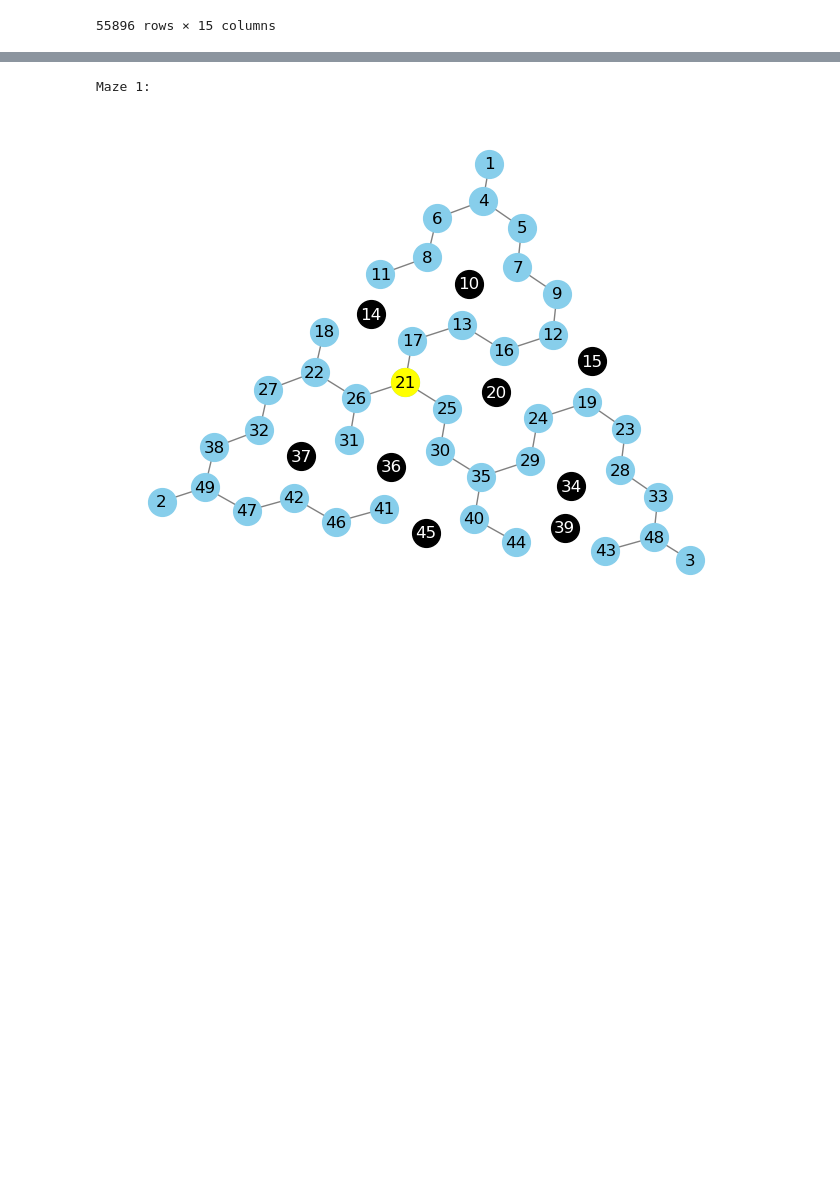
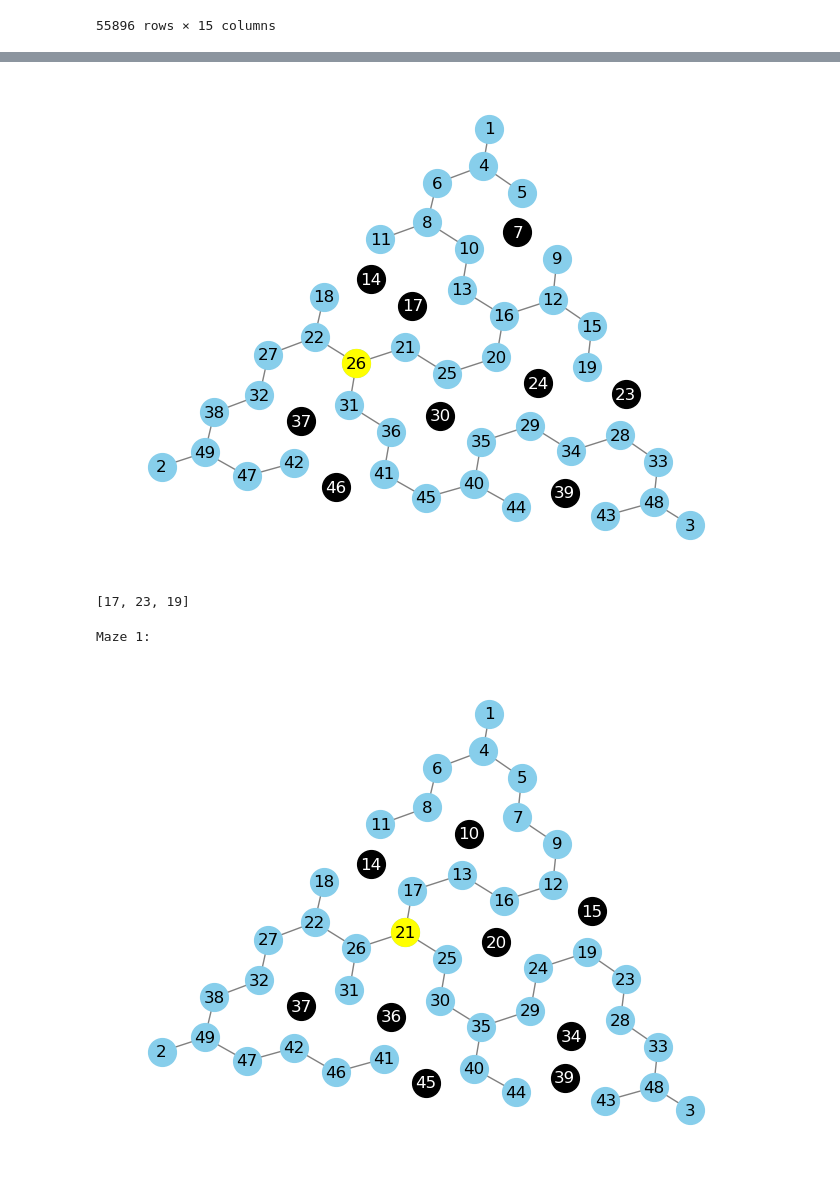
Before and after one commit to calderast/Hex-maze, a Jupyter notebook: generate-maze-sequence.ipynb, the cells around one changed output, grey strips where cells are left out. Drawn from its saved outputs; the diff is of its cells as text; code cells hidden in the pictures; blank space fills up the shorter version.

Commit message:
Clean up generating barrier sequences

```diff
--- a/generate-maze-sequence.ipynb
+++ b/generate-maze-sequence.ipynb
@@ -88,3 +267,10 @@ Path lengths: [17, 23, 19]
+# %%
+barriers = {37, 39, 7, 14, 46, 17, 23, 24, 30}
+plot_hex_maze(barriers)
+print(df_lookup(df, barriers, 'reward_path_lengths'))
+# %% [output]
+[figure, added]
+[17, 23, 19]
 # %%
 from hex_maze_utils import plot_hex_maze
 
```
Also changed, not shown: parts of 10 cells of this notebook, 2 other files.
